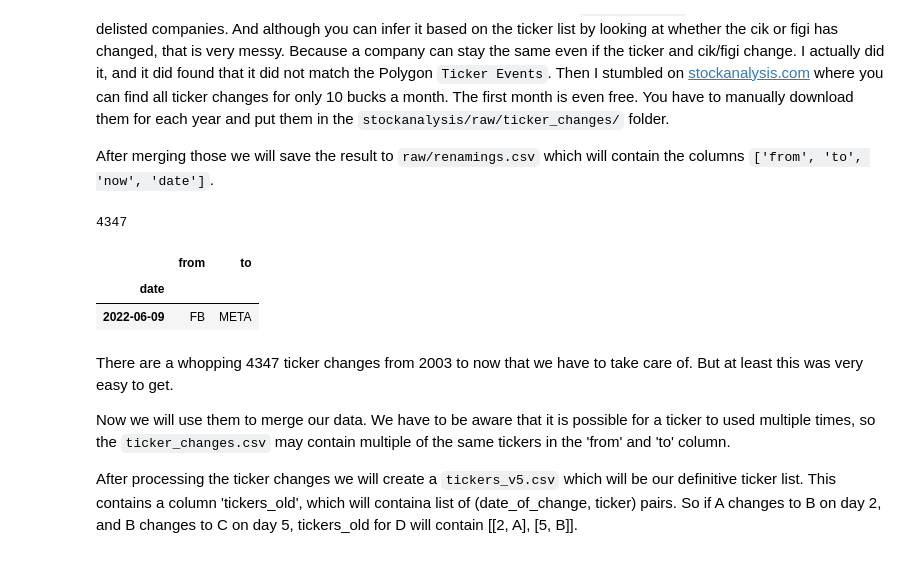
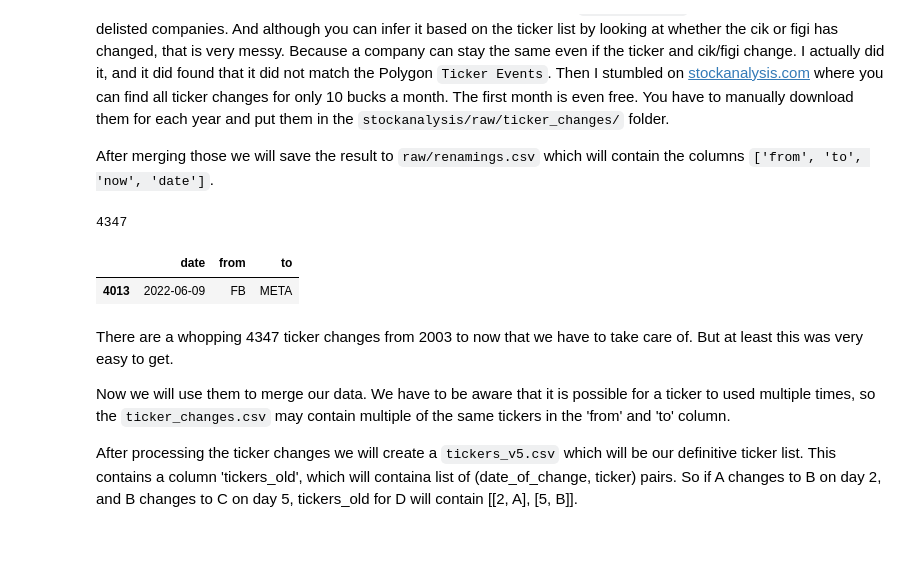
Before and after one commit to shinathan/polygon.io-stock-database, a Jupyter notebook: 08_renamings.ipynb, the cells around one changed output. Saved outputs shown, nothing was run; the diff lists cells and outputs as text; code cells hidden in the pictures.

```diff
--- a/08_renamings.ipynb
+++ b/08_renamings.ipynb
@@ -29,13 +29,13 @@ ticker_changes.index.names = ['date']
 ticker_changes.sort_index(inplace=True)
 ticker_changes.to_csv(DATA_PATH + "../stockanalysis/ticker_changes.csv")
 # %%
+ticker_changes = pd.read_csv(DATA_PATH + "../stockanalysis/ticker_changes.csv")
 print(len(ticker_changes))
 ticker_changes[ticker_changes['from'] == "FB"]
 # %% [output]
 4347
-|  | from | to |
-| date |  |  |
-| 2022-06-09 | FB | META |
+|  | date | from | to |
+| 4013 | 2022-06-09 | FB | META |
 # %% [markdown]
 There are a whopping 4347 ticker changes from 2003 to now that we have to take care of. But at least this was very easy to get.
 
```
Also changed, not shown: parts of 1 cell of this notebook, 6 other files.
